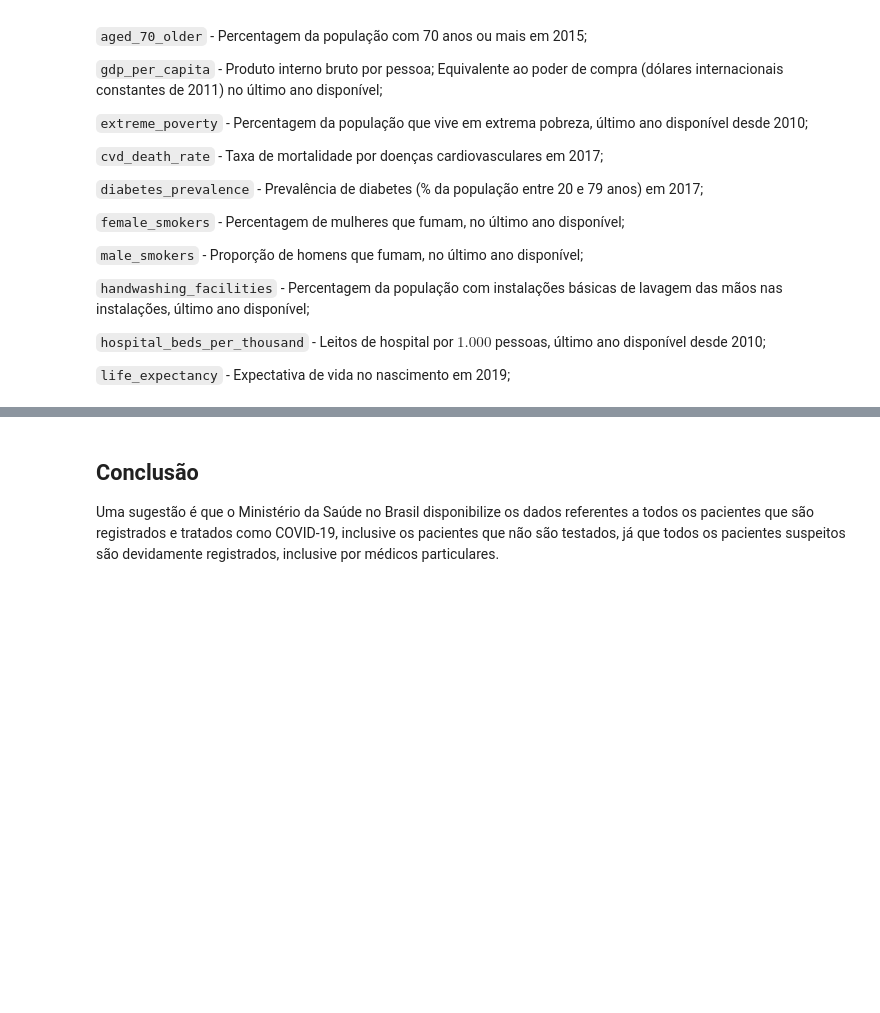
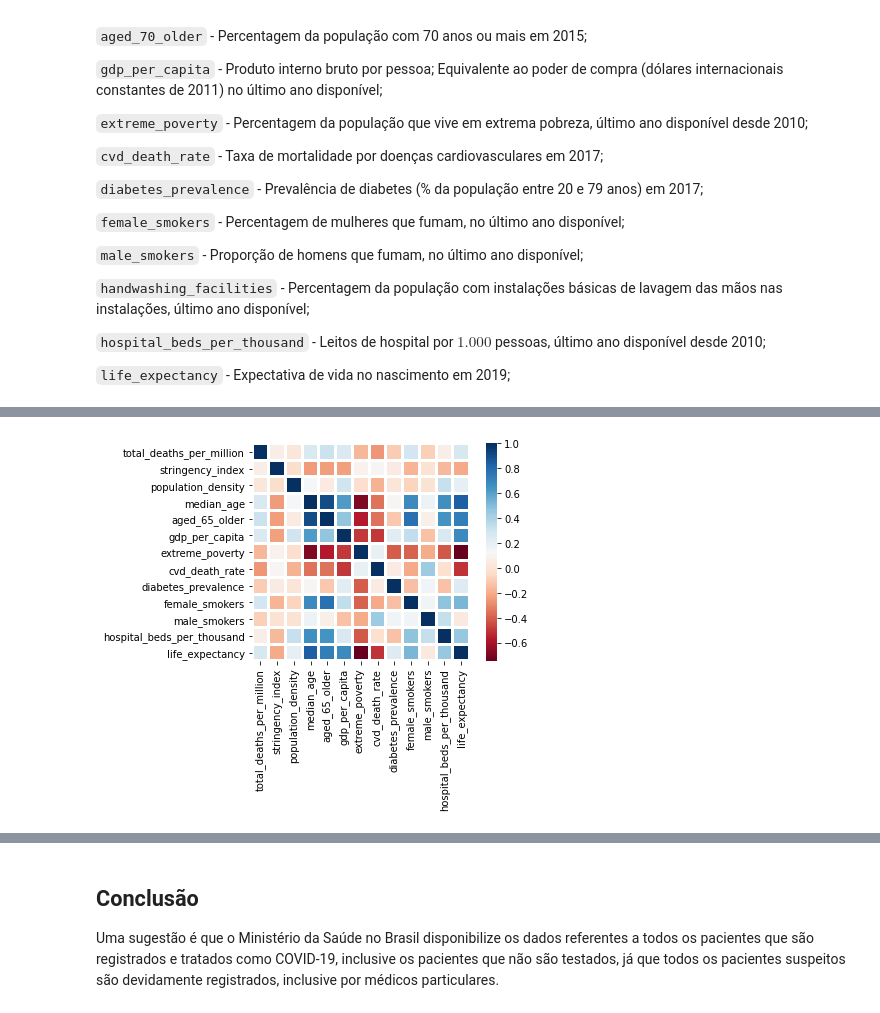
Before and after one commit to adrianadamata/Data_Science_COVID-19, a Jupyter notebook: COVID_19_no_contexto_do_Brasil.ipynb, the cells around one changed output, grey strips where cells are left out. Drawn from its saved outputs; the diff is of its cells as text; code cells hidden in the pictures; blank space fills up the shorter version.

```diff
--- a/COVID_19_no_contexto_do_Brasil.ipynb
+++ b/COVID_19_no_contexto_do_Brasil.ipynb
@@ -206,0 +296,4 @@ Vamos......
+# %%
+df_clean = df.dropna(subset=['total_tests_per_thousand'])
+df_clean.loc[df_clean.date == '2020-07-10'].sort_values
+(by='total_tests_per_thousand', ascending = True, na_position='first').head()
@@ -206,0 +351,7 @@ Vamos......
+# %%
+corr_2 = df_clean[['total_deaths_per_million','stringency_index','population_density',
+             'median_age','aged_65_older','gdp_per_capita','extreme_poverty',
+             'cvd_death_rate','diabetes_prevalence', 'female_smokers',
+             'male_smokers','hospital_beds_per_thousand','life_expectancy'
+             ]].corr()
+print(corr_2)
@@ -206,0 +375,5 @@ Vamos......
+# %%
+# plotar um heatmap a partir das correlações
+sns.heatmap(corr_2, cmap='RdBu', fmt='.2f', linewidths=2.0, square=True, linecolor='white');
+# %% [output]
+[figure, added]
```
Also changed, not shown: parts of 52 cells of this notebook.
